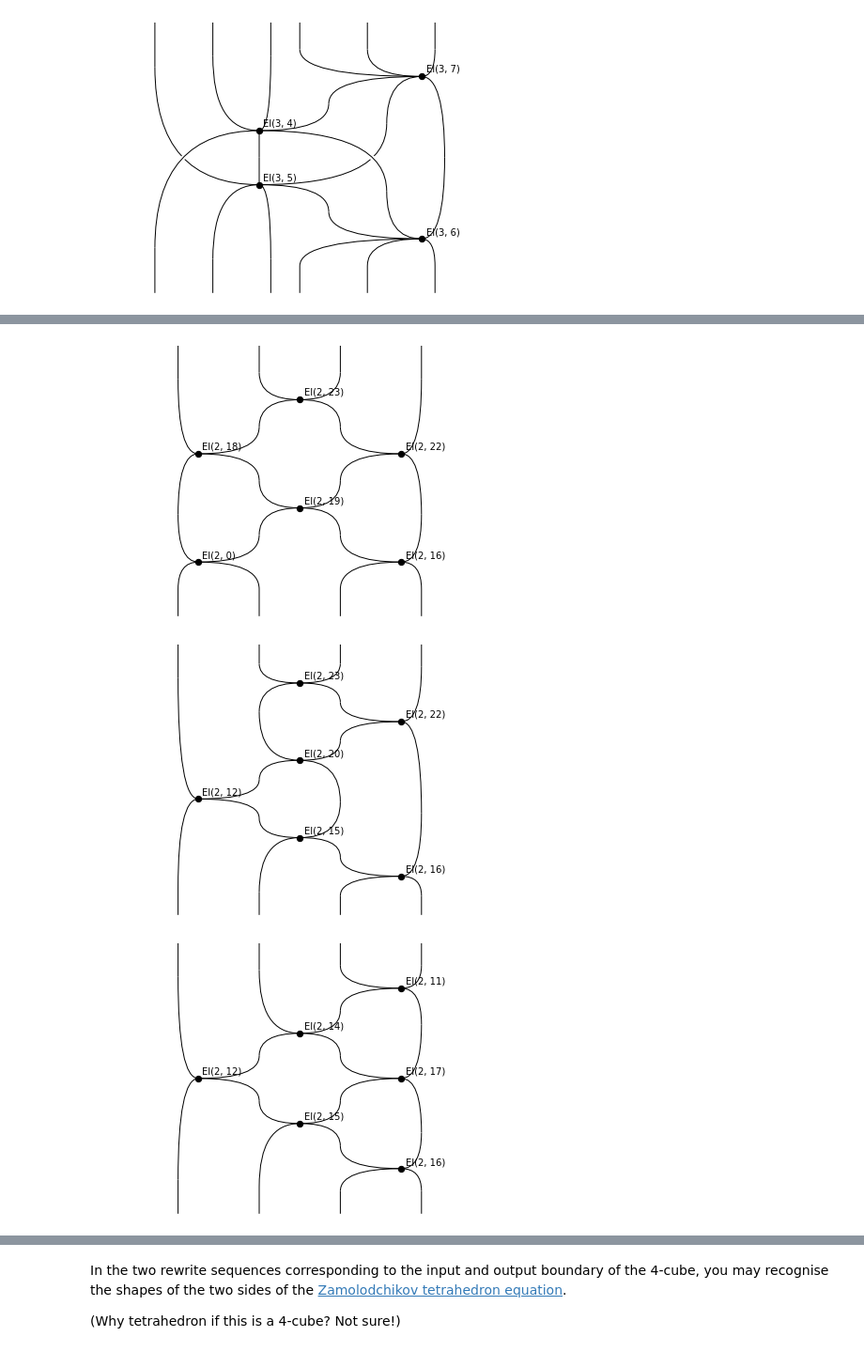
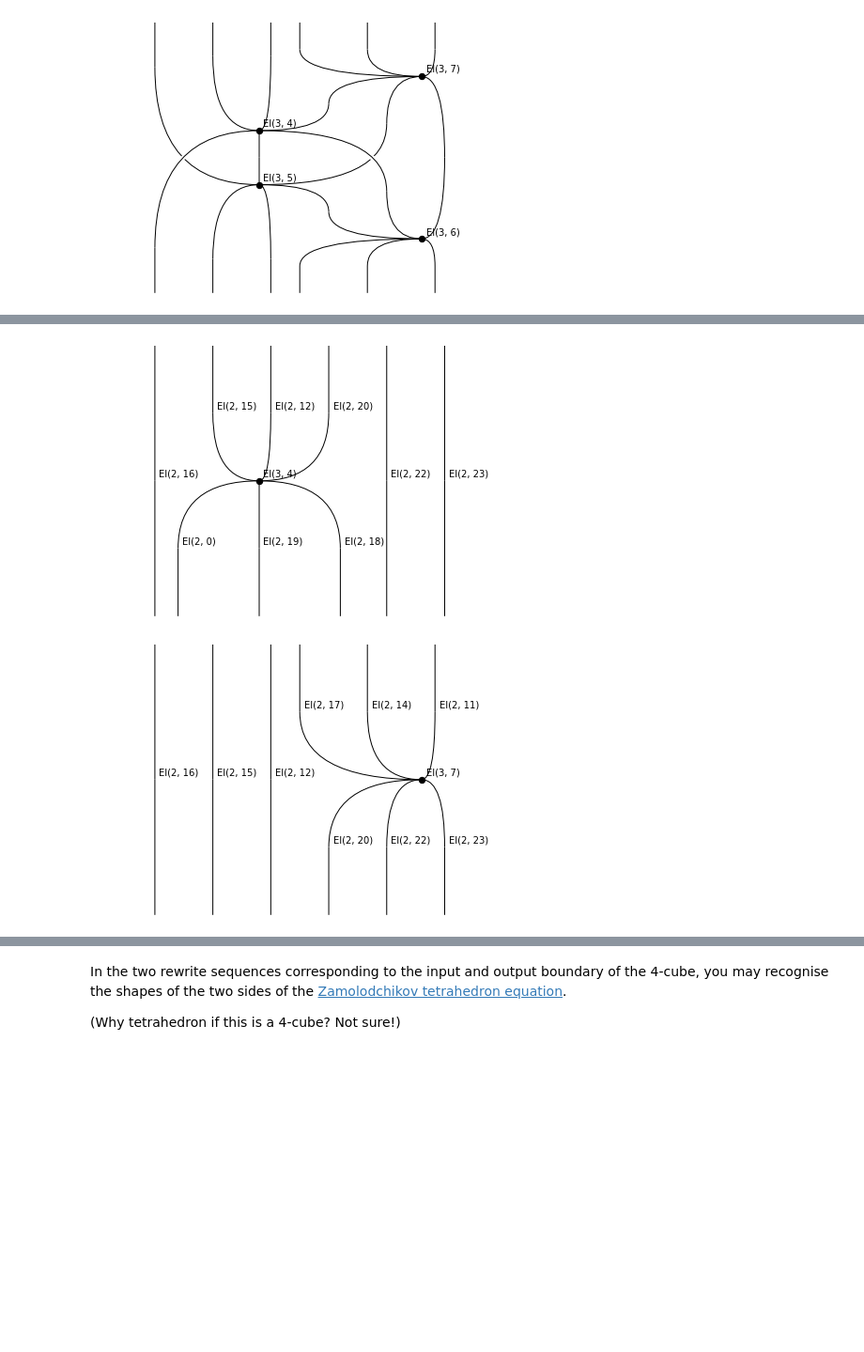
Before and after one commit to ahadziha/rewalt, a Jupyter notebook: docs/notebooks/simplicescubes.ipynb, the cells around one changed output, grey strips where cells are left out. Shown at 94% size. Drawn from its saved outputs; the diff is of its cells as text; code cells hidden in the pictures; blank space fills up the shorter version.

```diff
--- a/docs/notebooks/simplicescubes.ipynb
+++ b/docs/notebooks/simplicescubes.ipynb
@@ -278,5 +283,5 @@ tess_output.draw(wirelabels=False)
 [figure]
 # %%
 tess_output.generate_layering()
-rewalt.strdiags.draw(*tess_output.rewrite_steps, wirelabels=False)
+rewalt.strdiags.draw(*tess_output.layers)
 # %% [output]
@@ -285,6 +290,5 @@ rewalt.strdiags.draw(*tess_output.rewrite_steps, wirelabels=False)
-[figure, old version]
+[figure, new version]
-[figure, old version]
+[figure, new version]
-[figure, removed]
 # %%
 rewalt.strdiags.to_gif(
     *tess_output.rewrite_steps, loop=True,
```
Also changed, not shown: parts of 5 cells of this notebook.
